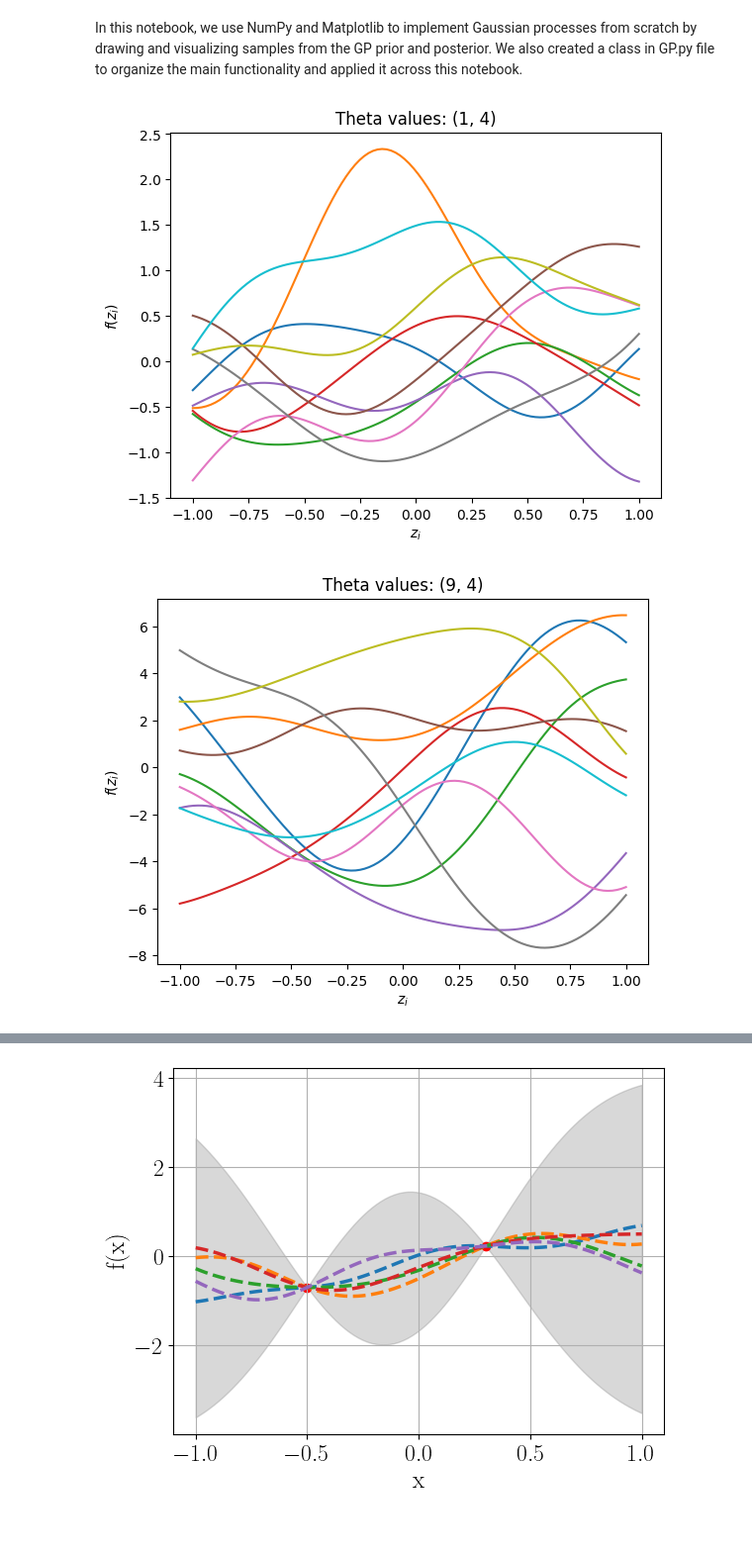
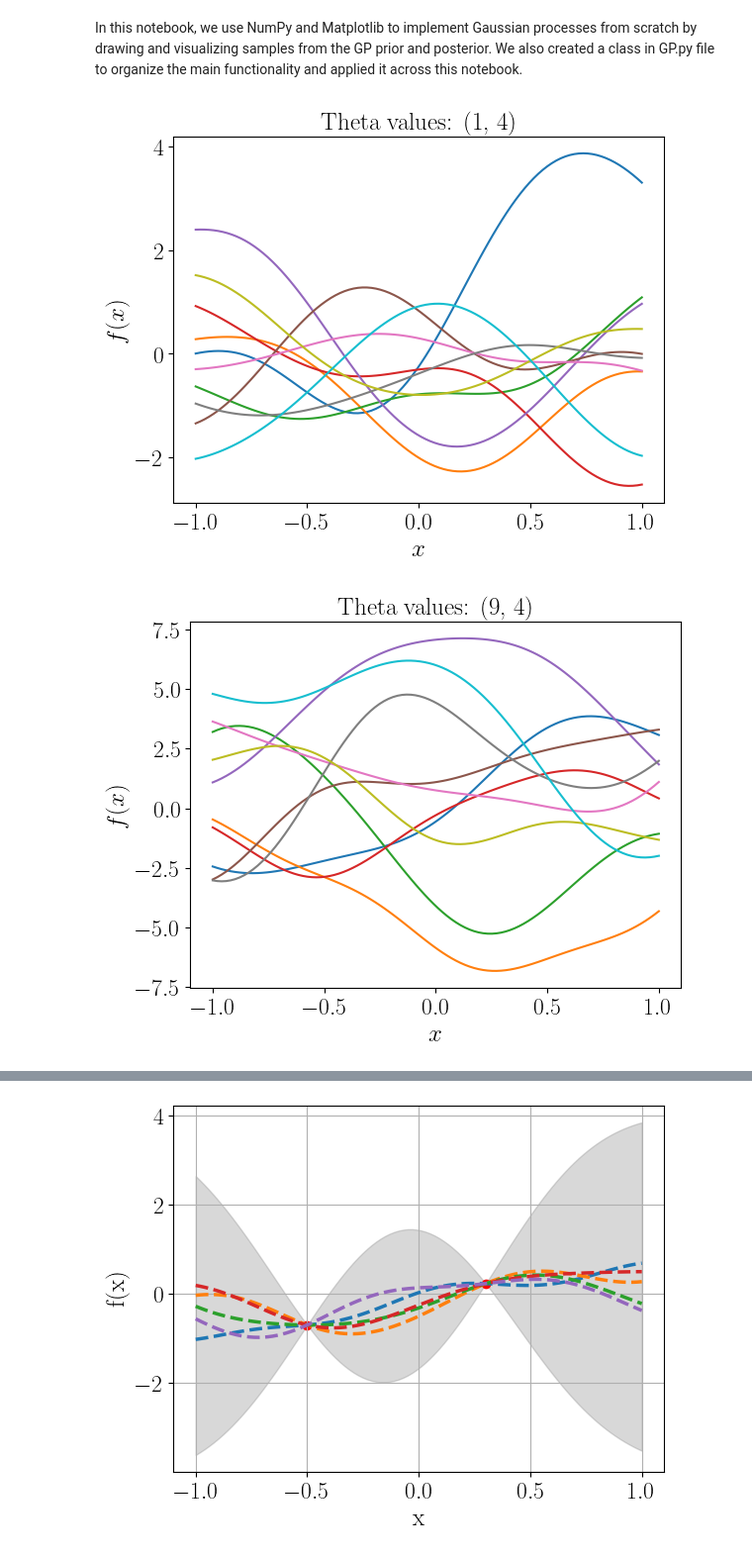
Before and after one commit to anchrysoula/Master_thesis, a Jupyter notebook: notebooks/GP_demo/gp_class.ipynb, the cells around one changed output, grey strips where cells are left out. Shown at 99% size. Drawn from its saved outputs; the diff is of its cells as text; code cells hidden in the pictures; blank space fills up the shorter version.

```diff
--- a/notebooks/GP_demo/gp_class.ipynb
+++ b/notebooks/GP_demo/gp_class.ipynb
@@ -14,21 +14,36 @@ import os
 
 sys.path.append(os.path.abspath(os.path.join(os.getcwd(), "../..")))
 # %%
+# Apply LaTeX-style font settings
+plt.rcParams.update({
+    "text.usetex": True,
+    "font.family": "serif",
+    "font.serif": ["Computer Modern Roman"],
+    "mathtext.fontset": "stix",
+    "font.size": 18,
+    "axes.titlesize": 18,
+    "axes.labelsize": 18,
+    "xtick.labelsize": 17,
+    "ytick.labelsize": 17,
+    "legend.fontsize": 17,
+    "figure.titlesize": 18,
+})
+
 gp = GaussianProcess()
 
 # Sampling from GP with different thetas
 thetas = [(1, 4), (9, 4), (1, 0.25)]
 num_samples = 10
 
 for theta_0, theta_1 in thetas:
     ker = gp.kernel_matrix_vectorized(gp.z, theta_0, theta_1)
     samples = gp.sample_gp(ker, num_samples)
     for i in range(num_samples):
         plt.plot(gp.z, samples[i])
     plt.title(f'Theta values: ({theta_0}, {theta_1})')
-    plt.xlabel(r"$z_i$")
-    plt.ylabel(r"$f(z_i)$")
+    plt.xlabel(r"$x$")
+    plt.ylabel(r"$f(x)$")
     plt.show()
 # %% [output]
-[figure, old version]
+[figure, new version]
-[figure, old version]
+[figure, new version]
```
Also changed, not shown: parts of 2 cells of this notebook, 9 other files.
